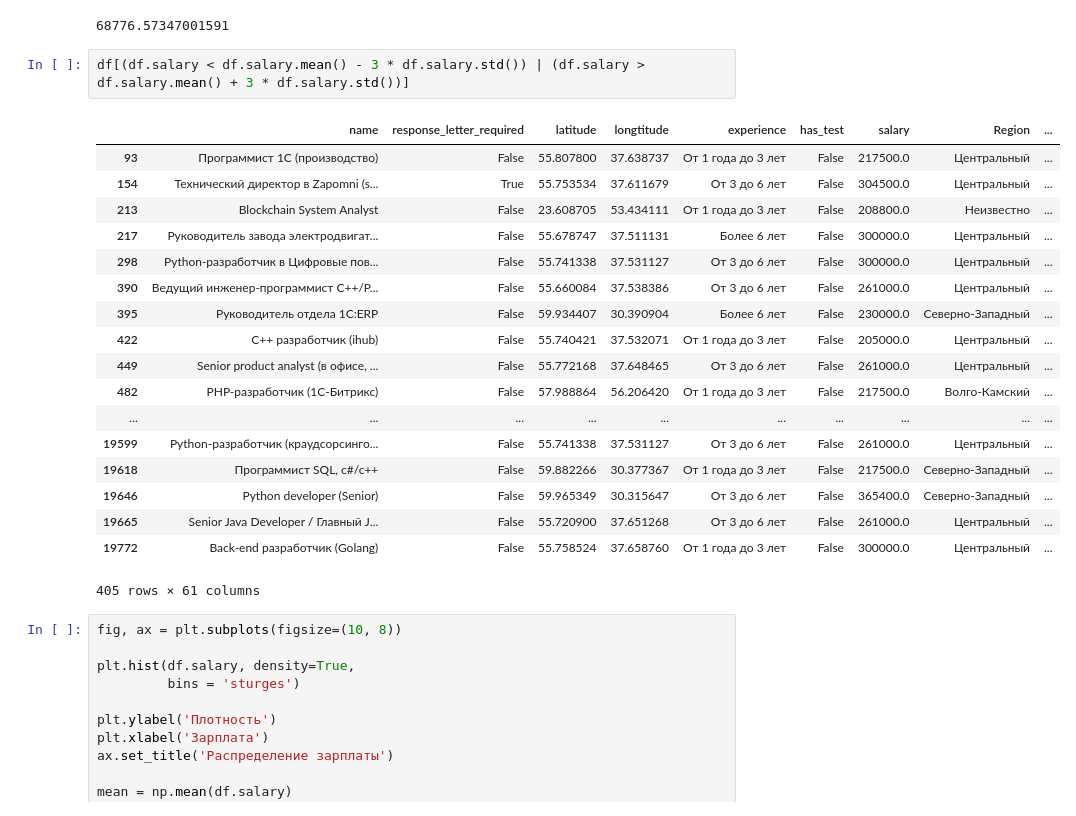
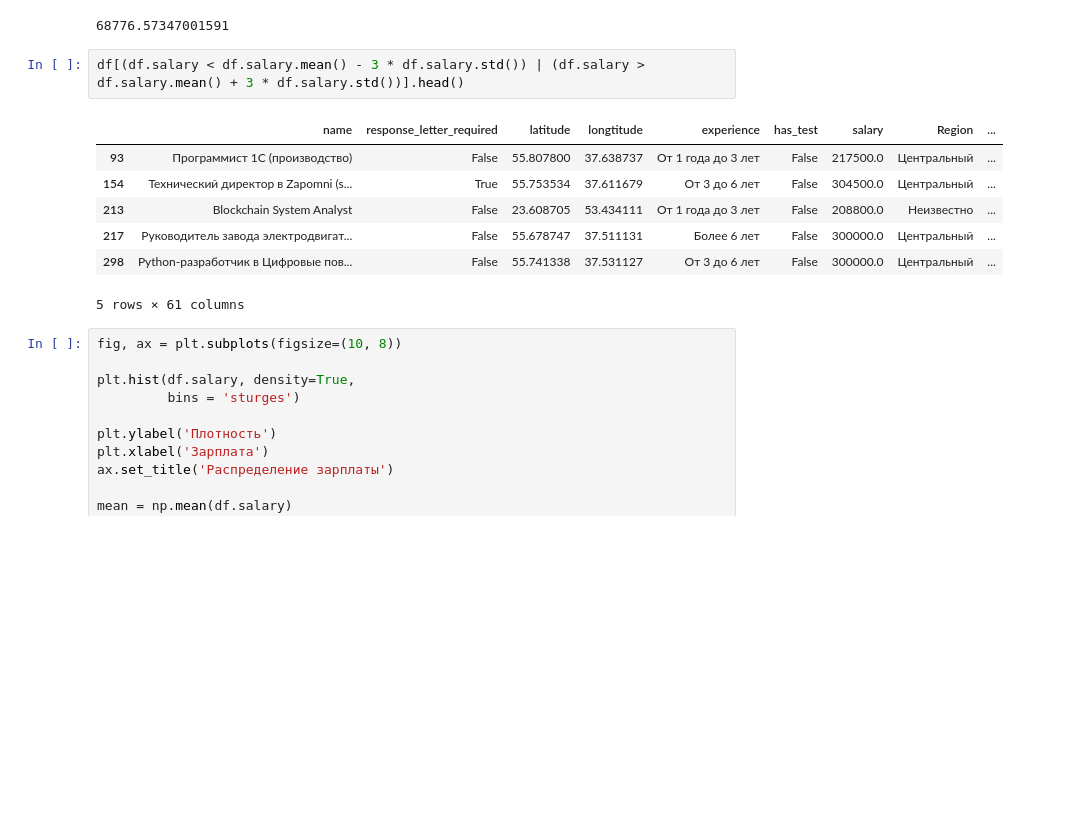
Before and after one commit to denozavrus/Project_Vaccancies, a Jupyter notebook: scripts/Notebooks/Hypothesis.ipynb, the cells around one changed output. Drawn from its saved outputs; the diff is of its cells as text; blank space fills up the shorter version.

```diff
--- a/scripts/Notebooks/Hypothesis.ipynb
+++ b/scripts/Notebooks/Hypothesis.ipynb
@@ -252,26 +252,15 @@ df.salary.mean()
 # %% [output]
 68776.57347001591
 # %%
-df[(df.salary < df.salary.mean() - 3 * df.salary.std()) | (df.salary > df.salary.mean() + 3 * df.salary.std())]
+df[(df.salary < df.salary.mean() - 3 * df.salary.std()) | (df.salary > df.salary.mean() + 3 * df.salary.std())].head()
 # %% [output]
 |  | name | response_letter_required | latitude | longtitude | experience | has_test | salary | Region | ... |
 | 93 | Программист 1C (производство) | False | 55.807800 | 37.638737 | От 1 года до 3 лет | False | 217500.0 | Центральный | ... |
 | 154 | Технический директор в Zapomni (s... | True | 55.753534 | 37.611679 | От 3 до 6 лет | False | 304500.0 | Центральный | ... |
 | 213 | Blockchain System Analyst | False | 23.608705 | 53.434111 | От 1 года до 3 лет | False | 208800.0 | Неизвестно | ... |
 | 217 | Руководитель завода электродвигат... | False | 55.678747 | 37.511131 | Более 6 лет | False | 300000.0 | Центральный | ... |
 | 298 | Python-разработчик в Цифровые пов... | False | 55.741338 | 37.531127 | От 3 до 6 лет | False | 300000.0 | Центральный | ... |
-| 390 | Ведущий инженер-программист C++/Р... | False | 55.660084 | 37.538386 | От 3 до 6 лет | False | 261000.0 | Центральный | ... |
-| 395 | Руководитель отдела 1С:ERP | False | 59.934407 | 30.390904 | Более 6 лет | False | 230000.0 | Северно-Западный | ... |
-| 422 | С++ разработчик (ihub) | False | 55.740421 | 37.532071 | От 1 года до 3 лет | False | 205000.0 | Центральный | ... |
-| 449 | Senior product analyst (в офисе, ... | False | 55.772168 | 37.648465 | От 3 до 6 лет | False | 261000.0 | Центральный | ... |
-| 482 | PHP-разработчик (1С-Битрикс) | False | 57.988864 | 56.206420 | От 1 года до 3 лет | False | 217500.0 | Волго-Камский | ... |
-| ... | ... | ... | ... | ... | ... | ... | ... | ... | ... |
-| 19599 | Python-разработчик (краудсорсинго... | False | 55.741338 | 37.531127 | От 3 до 6 лет | False | 261000.0 | Центральный | ... |
-| 19618 | Программист SQL, c#/c++ | False | 59.882266 | 30.377367 | От 1 года до 3 лет | False | 217500.0 | Северно-Западный | ... |
-| 19646 | Python developer (Senior) | False | 59.965349 | 30.315647 | От 3 до 6 лет | False | 365400.0 | Северно-Западный | ... |
-| 19665 | Senior Java Developer / Главный J... | False | 55.720900 | 37.651268 | От 3 до 6 лет | False | 261000.0 | Центральный | ... |
-| 19772 | Back-end разработчик (Golang) | False | 55.758524 | 37.658760 | От 1 года до 3 лет | False | 300000.0 | Центральный | ... |
-405 rows × 61 columns
+5 rows × 61 columns
 # %%
 fig, ax = plt.subplots(figsize=(10, 8))
 
```
Also changed, not shown: parts of 12 cells of this notebook.
